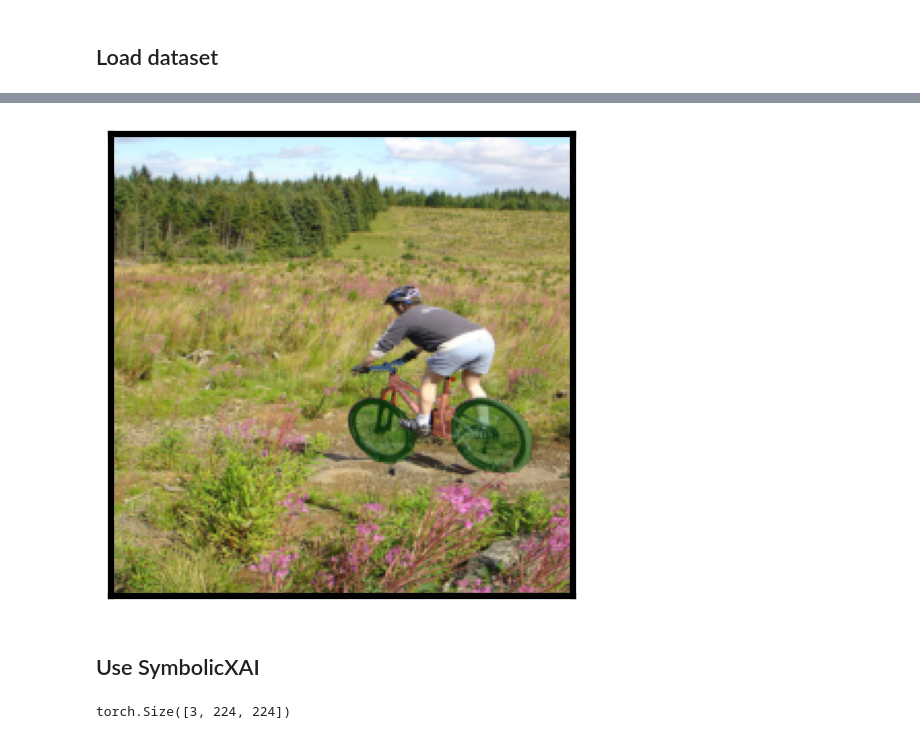
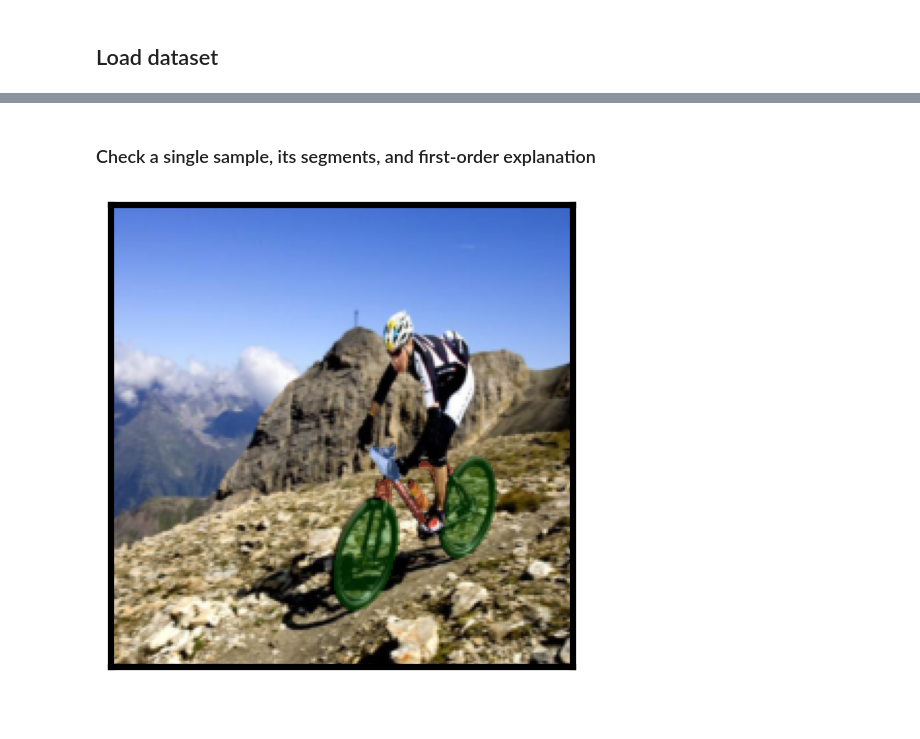
Before and after one commit to tschnake/Symbxai_retina, a Jupyter notebook: notebooks/symbXAI_rebuttal.ipynb, the cells around one changed output, grey strips where cells are left out. Cells and saved outputs as stored; diff of their text form; code cells hidden in the pictures; blank space fills up the shorter version.

```diff
--- a/notebooks/symbXAI_rebuttal.ipynb
+++ b/notebooks/symbXAI_rebuttal.ipynb
@@ -245,6 +93,11 @@ class PartImageNetDataset(torch.utils.data.Dataset):
 # %%
-val_set = PartImageNetDataset(data_path="/home/space/datasets/PartImageNet_OOD/", mode='test', get_masks=True, image_size=(224, 224),
-                 evaluate=True)
-val_loader = DataLoader(val_set, shuffle=False)
+dataset_class = 'mountain bike'
+
+val_set = PartImageNetDataset(
+    data_path="/home/space/datasets/PartImageNet_OOD/",
+    mode='train',
+    get_masks=True,
+    image_size=(224, 224),
+    evaluate=True)
 # %% [output]
 loading annotations into memory...
@@ -252,5 +105,14 @@ Done (t=1.77s)
 creating index...
 index created!
 # %%
-car_images = val_set.dataset[val_set.dataset['class'].isin(car_synset_dict.values())]['index']
-bike_images = val_set.dataset[val_set.dataset['class'].isin(bike_synset_dict.values())]['index']
+car_images = val_set.dataset[val_set.dataset['class'].isin(car_synset_dict.values())]
+bike_images = val_set.dataset[val_set.dataset['class'].isin(bike_synset_dict.values())]
+
+if dataset_class == 'mountain bike':
+    val_set.dataset = bike_images
+elif dataset_class == 'minivan':
+    val_set.dataset = car_images
+else:
+    raise NotImplementedError
+
+val_set.dataset
@@ -274,10 +133,9 @@ val_set.dataset[val_set.dataset['class'].isin(bike_synset_dict.values())]
+# %% [markdown]
+### Check a single sample, its segments, and first-order explanation
 # %%
-inputs, _, landmarks = val_set.__getitem__(16224)
+sample_id = 1
+inputs, _, landmarks = val_set.__getitem__(sample_id)
 # %%
-import torch
-import numpy as np
-import matplotlib.pyplot as plt
-
 # Assuming inputs and landmarks are already loaded as tensors
 # inputs: torch.Tensor of shape [C, H, W] for RGB image
 # landmarks: torch.Tensor of shape [40, H, W] for binary masks
@@ -328,39 +186,33 @@ unique_colors = [
     (0, 191, 255, 100),   # Deep Sky Blue
     (85, 107, 47, 100),   # Dark Olive Green
     (240, 255, 240, 100), # Honeydew
     (255, 245, 238, 100), # Seashell
     (240, 248, 255, 100), # Alice Blue
     (255, 215, 0, 100),   # Gold
     (255, 192, 203, 100)  # Pink
 ]
 
 # Ensure the number of unique colors matches the number of masks
 if len(unique_colors) < landmarks.shape[0]:
     raise ValueError(f"Not enough unique colors defined. Need at least {landmarks.shape[0]} colors.")
 
 # Loop through each binary mask in landmarks
 for idx in range(landmarks.shape[0]):
     mask = landmarks[idx].numpy()  # Convert tensor to numpy array
     if mask.sum() > 0:  # Check if the mask is non-zero
         rgba_color = unique_colors[idx]  # Use predefined unique color
 
         # Apply color to the combined mask where the current mask is 1
         combined_mask[mask == 1] = rgba_color  # Color where mask is 1
 
 # Plot the result
 fig, axs = plt.subplots(1, 1, figsize=(4, 4), dpi=150)
-plt.setp(axs.spines.values(), lw=3)
+plt.setp(axs.spines.values(), lw=3, color='black')
 plt.imshow(image)  # Show the original image
 plt.imshow(combined_mask)  # Overlay the combined mask
 plt.xticks([])
 plt.yticks([])
 plt.show()
 # %% [output]
-[figure, old version]
+[figure, new version]
-# %% [markdown]
-## Use SymbolicXAI
-# %%
-inputs.shape
-# %% [output]
-torch.Size([3, 224, 224])
 # %%
```
Also changed, not shown: parts of 35 cells of this notebook, 2 other files.
